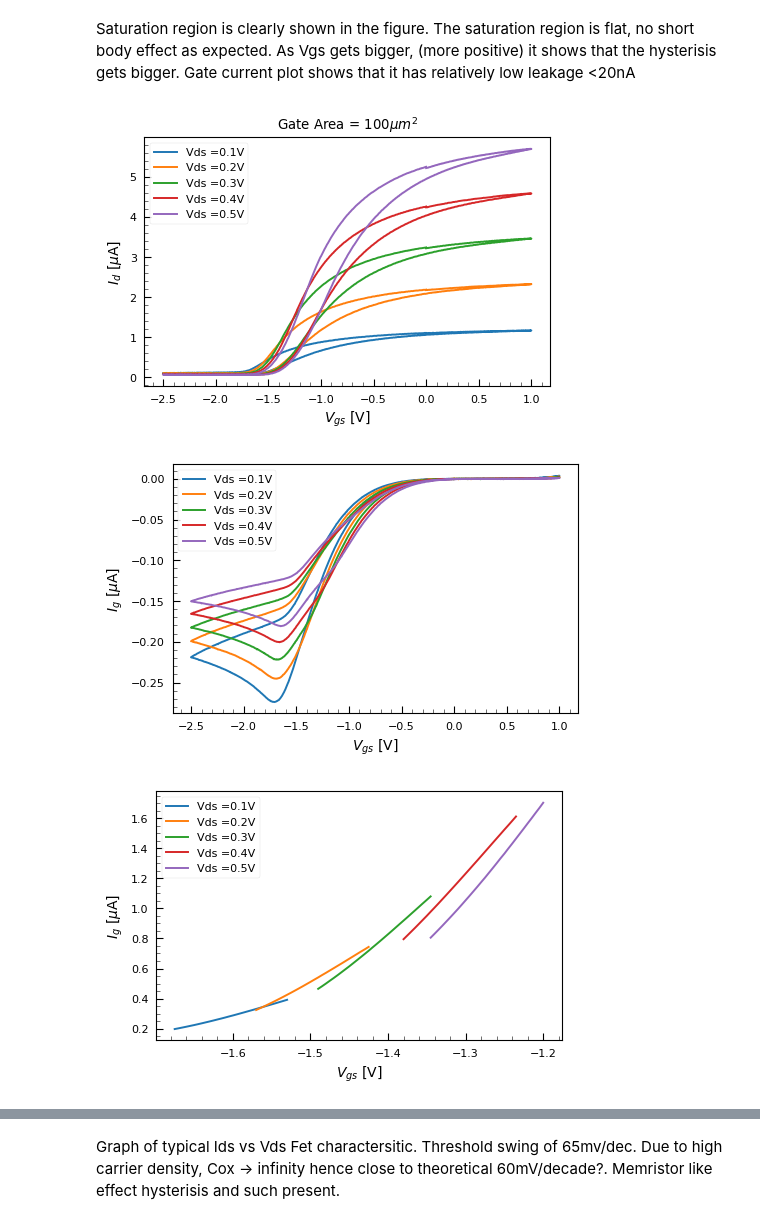
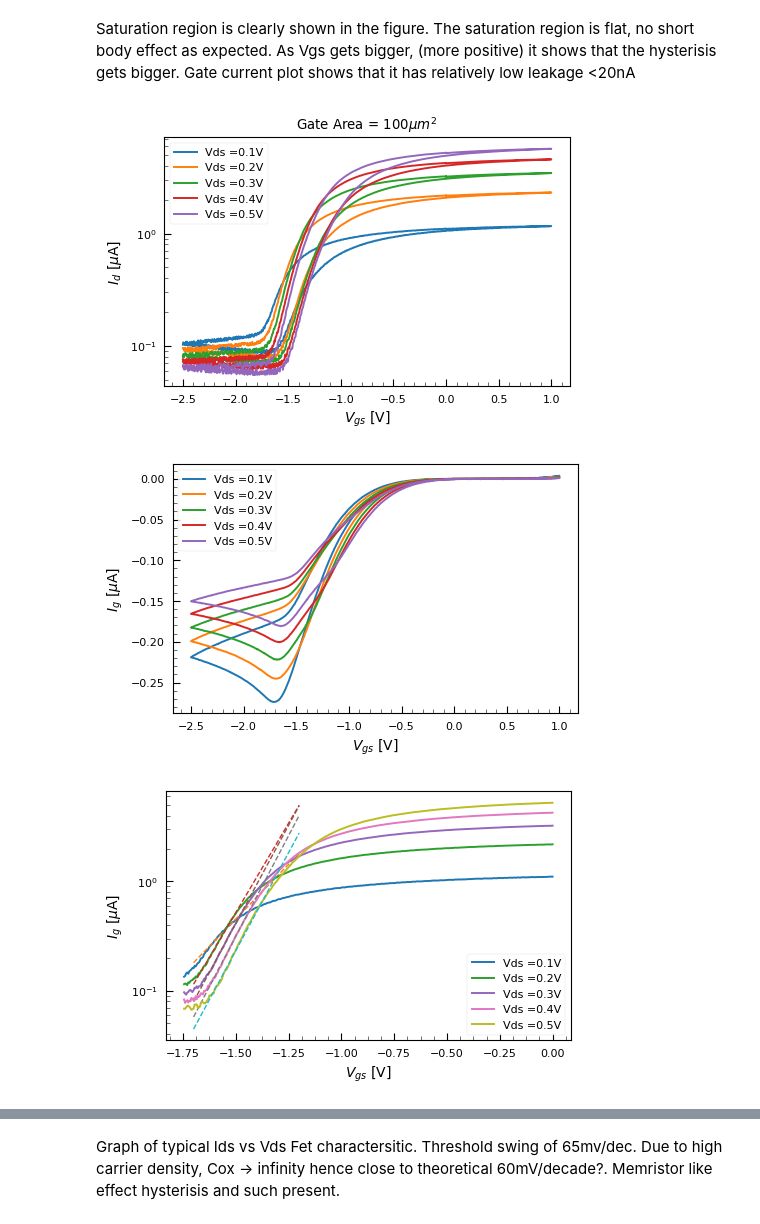
Before and after one commit to prabowobagas/Jupyter-Notebook-Thesis, a Jupyter notebook: Weekly Journal.ipynb, the cells around one changed output, grey strips where cells are left out. Saved outputs shown, nothing was run; the diff lists cells and outputs as text; code cells hidden in the pictures.

Commit message:
7/6/2018 fix notebook, added true subthreshold swing

```diff
--- a/Weekly Journal.ipynb
+++ b/Weekly Journal.ipynb
@@ -366,26 +366,24 @@ Saturation region is clearly shown in the figure. The saturation region is flat,
 # Vgs transistor characterstic plotter - plot Vgs sweep characetristic, find the subthreshold swing with exponential
 #                                       Curve fit
 ###
-from scipy.signal import savgol_filter
-
 def wrapper_vgs(dataframe):
     dataframe.drop('Unnamed: 5', axis=1,inplace=True)
     dataframe.columns = ['time','Vds','Vgs','Ids','Igs']
     return dataframe
 
-def linear_fit(x, m, c):
-    return m*x+c
+def exponent_fit(x, b, c):
+    return 10**(b*x+c)
 
 def Vgs_plotter(data_location, loop_var1, loop_var2):
-    data_linspace = np.round(np.linspace(-0.5,0.5, num=11), 1)
-
+    data_linspace = np.round(np.linspace(-0.5,0.5, num = 11), 1)
+    gradient = []
+    Vds_arr = []
     for i in range(loop_var1, loop_var2):
         df = pd.read_csv(data_location + str(i) + '.txt', sep='\t', skiprows = [0,1,2])
         df_wrap = wrapper_vgs(df)
 
         fig1 = plt.figure(1)
-
-        plt.plot( df_wrap['Vgs'], df_wrap['Igs']/(10)**(-6), label='Vds =' + str(data_linspace[i-1]) + 'V')
+        plt.semilogy( df_wrap['Vgs'], df_wrap['Igs']/(10)**(-6), label = 'Vds =' + str(data_linspace[i-1]) + 'V')
         plt.title('Gate Area = 100$\mu m^2$')
         plt.legend(prop={'size': 8})
         plt.xlabel('$V_{gs}$ [V]', fontsize=10)
@@ -396,8 +394,9 @@ def Vgs_plotter(data_location, loop_var1, loop_var2):
         ax.tick_params(axis='both', which='minor', length=3)
         fig1.set_size_inches(plot_width*1.5 , plot_height*1.5)
 
+
         fig2 = plt.figure(2)
-        plt.plot( df_wrap['Vgs'], (df_wrap['Ids']/(10)**(-6)), label='Vds =' + str(data_linspace[i-1]) + 'V')
+        plt.plot( df_wrap['Vgs'], (df_wrap['Ids']/(10)**(-6)), label = 'Vds =' + str(data_linspace[i-1]) + 'V')
         plt.legend(prop={'size': 8})
         plt.xlabel('$V_{gs}$ [V]', fontsize=10)
         plt.ylabel('$I_{g}$ [$\mu$A]', fontsize=10)
@@ -409,51 +408,50 @@ def Vgs_plotter(data_location, loop_var1, loop_var2):
 
 
         fig3 = plt.figure(3)
         Vgs_linspace = df_wrap['Vgs']
-        Ids_data = df_wrap['Igs']/(10)**(-6)
-        reversed(Vgs_linspace)
-        Ids_smooth = savgol_filter(Ids_data,99,3)
-        reversed(Ids_smooth)
+        Ids_data = df_wrap['Igs']/10**(-6)  # Ids Data is in micro amps
+        popt, pcov = curve_fit(exponent_fit, Vgs_linspace[299:330], Ids_data[299:330])
+        Vgs_new = np.linspace(-1.7, -1.2, endpoint=True)
+        Ids_new = exponent_fit(Vgs_new, *popt)
 
-        grad = np.diff(Ids_smooth[0:750], n=1) / np.diff(Vgs_linspace[0:750], n=1)
-        max_index = np.argmax(grad)
-        #Ids_smooth = Ids_smooth[max_index:max_index+30]
-        plt.plot(Vgs_linspace[max_index:max_index+30], Ids_smooth[max_index:max_index+30], label = 'Vds =' + str(data_linspace[i-1]) + 'V')
-        #plt.plot(Vgs_linspace[0:400], Ids_data[0:400], label = 'Vds =' + str(data_linspace[i-1]) + 'V')
+        plt.semilogy(Vgs_linspace[0:350], Ids_data[0:350], label = 'Vds =' + str(data_linspace[i-1]) + 'V')
+        plt.semilogy(Vgs_new, Ids_new, linewidth=1 , linestyle = 'dashed')
         plt.legend(prop={'size': 8})
         plt.xlabel('$V_{gs}$ [V]', fontsize=10)
         plt.ylabel('$I_{g}$ [$\mu$A]', fontsize=10)
         ax3 = plt.gca()
         ax3.tick_params(axis = 'both', which = 'both', length=5, direction='in')
         ax3.minorticks_on()
         ax3.tick_params(axis='both', which='minor', length=3)
         fig3.set_size_inches(plot_width*1.5 , plot_height*1.5)
 
         fig4 = plt.figure(4)
-        plt.plot(Vgs_linspace[0:500], grad[0:500], label = 'Vds =' + str(data_linspace[i-1]) + 'V')
+        gradient.append(((Vgs_new[-1] - Vgs_new[0])*1000)/(np.log10(Ids_new[-1])-np.log10(Ids_new[0])))
+        Vds_arr.append(data_linspace[i-1])
+        plt.plot(Vds_arr, gradient, '-o', color = 'red')
+        ax4 = plt.gca()
+        ax4.tick_params(axis = 'both', which = 'both', length=5, direction='in')
+        ax4.minorticks_on()
+        ax4.tick_params(axis='both', which='minor', length=3)
+        fig4.set_size_inches(plot_width*1.5 , plot_height*1.5)
+
+#         plt.plot(Vds_new[:49], (Vds_new[:49]*10**3)/np.log10(np.diff(Ids_new)/np.diff(Vds_new)),
+#                  label = 'Vds =' + str(data_linspace[i-1]) + 'V')
 #         plt.legend(prop={'size': 8})
 #         plt.xlabel('$V_{gs}$ [V]', fontsize=10)
 #         plt.ylabel('$S_{s-th}$ [mV/dec]', fontsize=10)
 #         ax4 = plt.gca()
 #         ax4.tick_params(axis = 'both', which = 'both', length=5, direction='in')
 #         ax4.minorticks_on()
 #         ax4.tick_params(axis='both', which='minor', length=3)
 #         fig4.set_size_inches(plot_width*1.5 , plot_height*1.5)
 
-#         fig1.savefig('Figures\\Dev15_Vgs_sweep-Ids.pdf', format='pdf', bbox_inches='tight')
-#         fig2.savefig('Figures\\Dev15_Vgs_sweep-Igs.pdf', format='pdf', bbox_inches='tight')
-#         fig3.savefig('Figures\\Dev15_Vgs_sweep-curvefit.pdf', format='pdf', bbox_inches='tight')
-#         fig4.savefig('Figures\\Dev15_Vgs_sweep-subthresholdswing.pdf', format='pdf', bbox_inches='tight')
-
-
 
 # change data set! might be switched. Check what Id of the source K200 K200-2
 Vgs_plotter('Data\\dev16\\dev16_vgs\\dev16_vgs_dataset', 7, 12) #12 max
 
-
-
 # plt.savefig('Figures\\percprob_vs_occprob.pdf', format='pdf', dpi=300)
 # %% [output]
-[figure, old version]
+[figure, new version]
 [figure]
-[figure, old version]
+[figure, new version]
```
Also changed, not shown: parts of 1 cell of this notebook.
